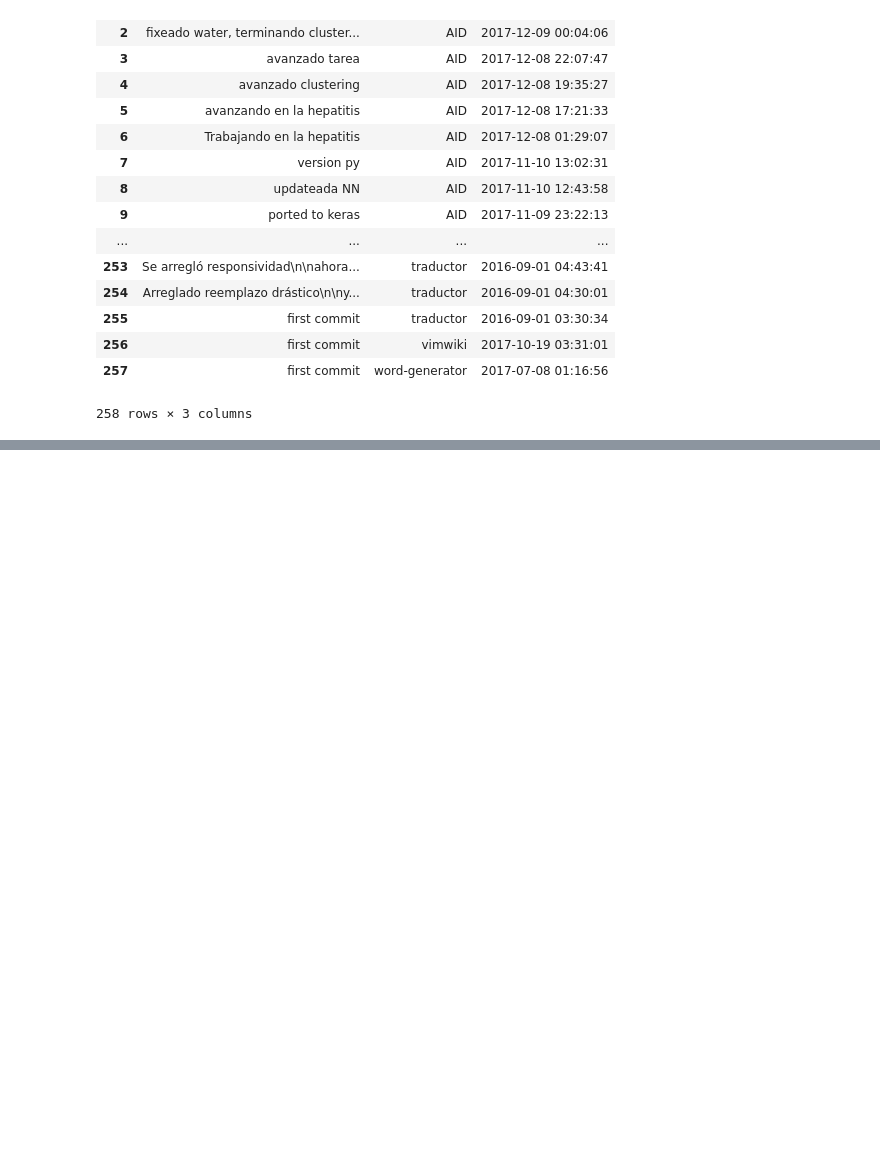
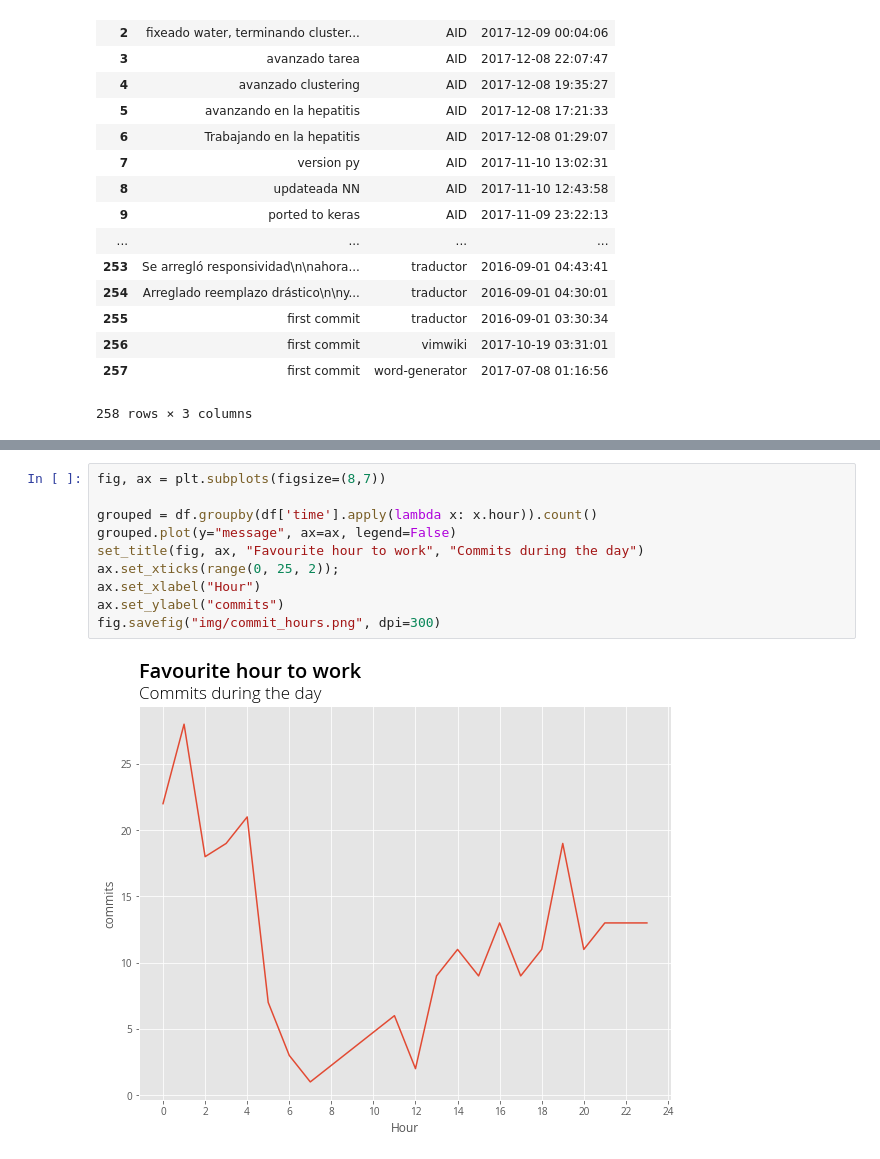
Before and after one commit to etra0/github-plot, a Jupyter notebook: github.ipynb, the cells around one changed output, grey strips where cells are left out. Drawn from its saved outputs; the diff is of its cells as text; blank space fills up the shorter version.

```diff
--- a/github.ipynb
+++ b/github.ipynb
@@ -172,3 +182,15 @@ plt.savefig("img/monthly_commit.png", dpi=300)
+# %%
+fig, ax = plt.subplots(figsize=(8,7))
+
+grouped = df.groupby(df['time'].apply(lambda x: x.hour)).count()
+grouped.plot(y="message", ax=ax, legend=False)
+set_title(fig, ax, "Favourite hour to work", "Commits during the day")
+ax.set_xticks(range(0, 25, 2));
+ax.set_xlabel("Hour")
+ax.set_ylabel("commits")
+fig.savefig("img/commit_hours.png", dpi=300)
+# %% [output]
+[figure, added]
 # %%
 fig, ax = plt.subplots(figsize=(8,7))
 # se agrupa por mes
```
Also changed, not shown: parts of 6 cells of this notebook, 4 other files.
